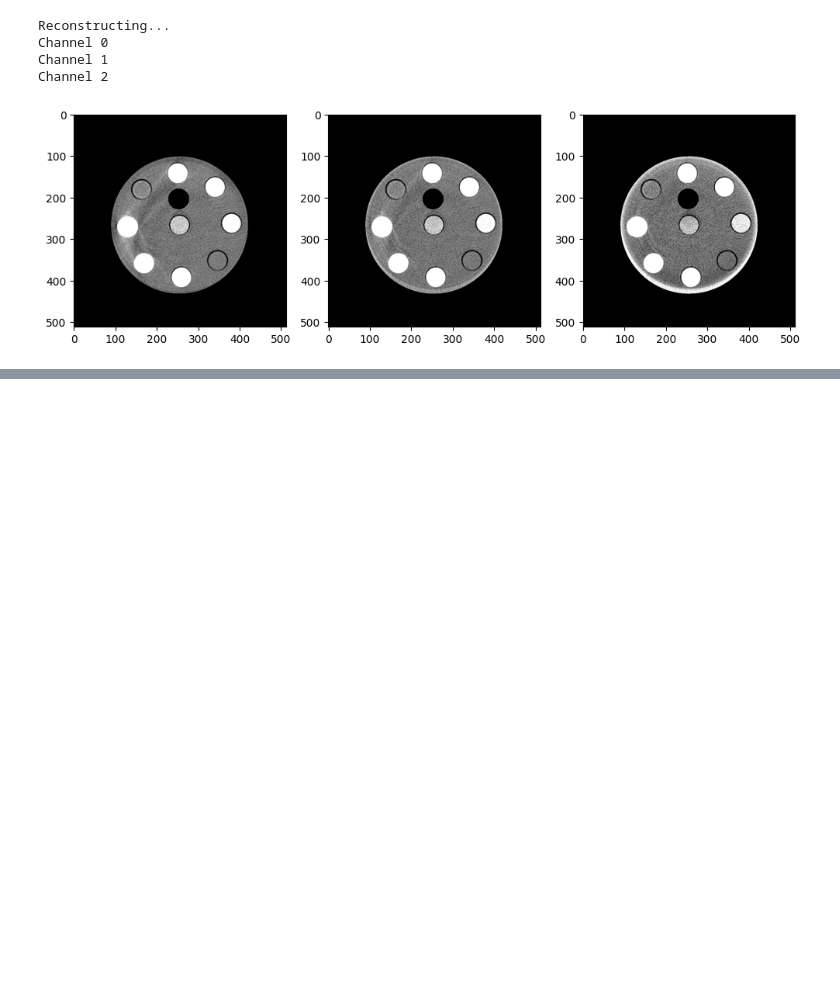
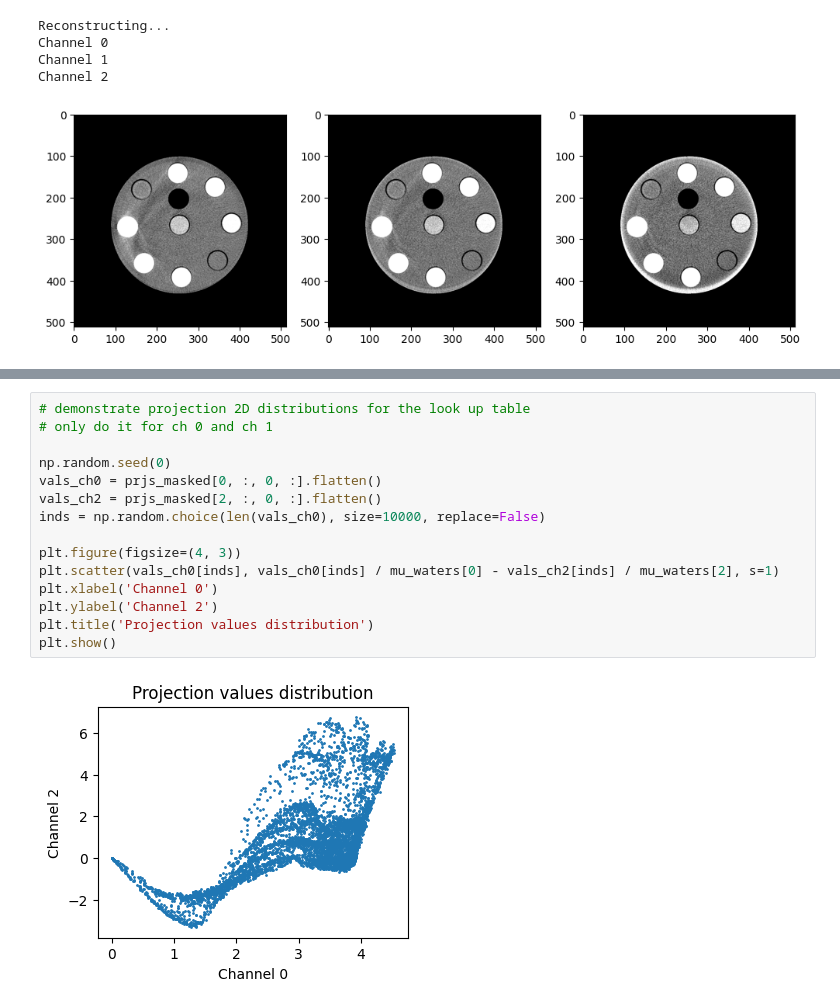
Before and after one commit to wudufan/pcct_md_diffusion, a Jupyter notebook: src/pcct_md_diffusion/md/post_correction_img/notebooks/post_correction_calibration_8_41.ipynb, the cells around one changed output, grey strips where cells are left out. Saved outputs shown, nothing was run; the diff lists cells and outputs as text; blank space fills up the shorter version.

```diff
--- a/src/pcct_md_diffusion/md/post_correction_img/notebooks/post_correction_calibration_8_41.ipynb
+++ b/src/pcct_md_diffusion/md/post_correction_img/notebooks/post_correction_calibration_8_41.ipynb
@@ -151,0 +209,17 @@ Reconstructing...
+# %%
+# demonstrate projection 2D distributions for the look up table
+# only do it for ch 0 and ch 1
+
+np.random.seed(0)
+vals_ch0 = prjs_masked[0, :, 0, :].flatten()
+vals_ch2 = prjs_masked[2, :, 0, :].flatten()
+inds = np.random.choice(len(vals_ch0), size=10000, replace=False)
+
+plt.figure(figsize=(4, 3))
+plt.scatter(vals_ch0[inds], vals_ch0[inds] / mu_waters[0] - vals_ch2[inds] / mu_waters[2], s=1)
+plt.xlabel('Channel 0')
+plt.ylabel('Channel 2')
+plt.title('Projection values distribution')
+plt.show()
+# %% [output]
+[figure, added]
```
Also changed, not shown: parts of 10 cells of this notebook, 3 other files.
